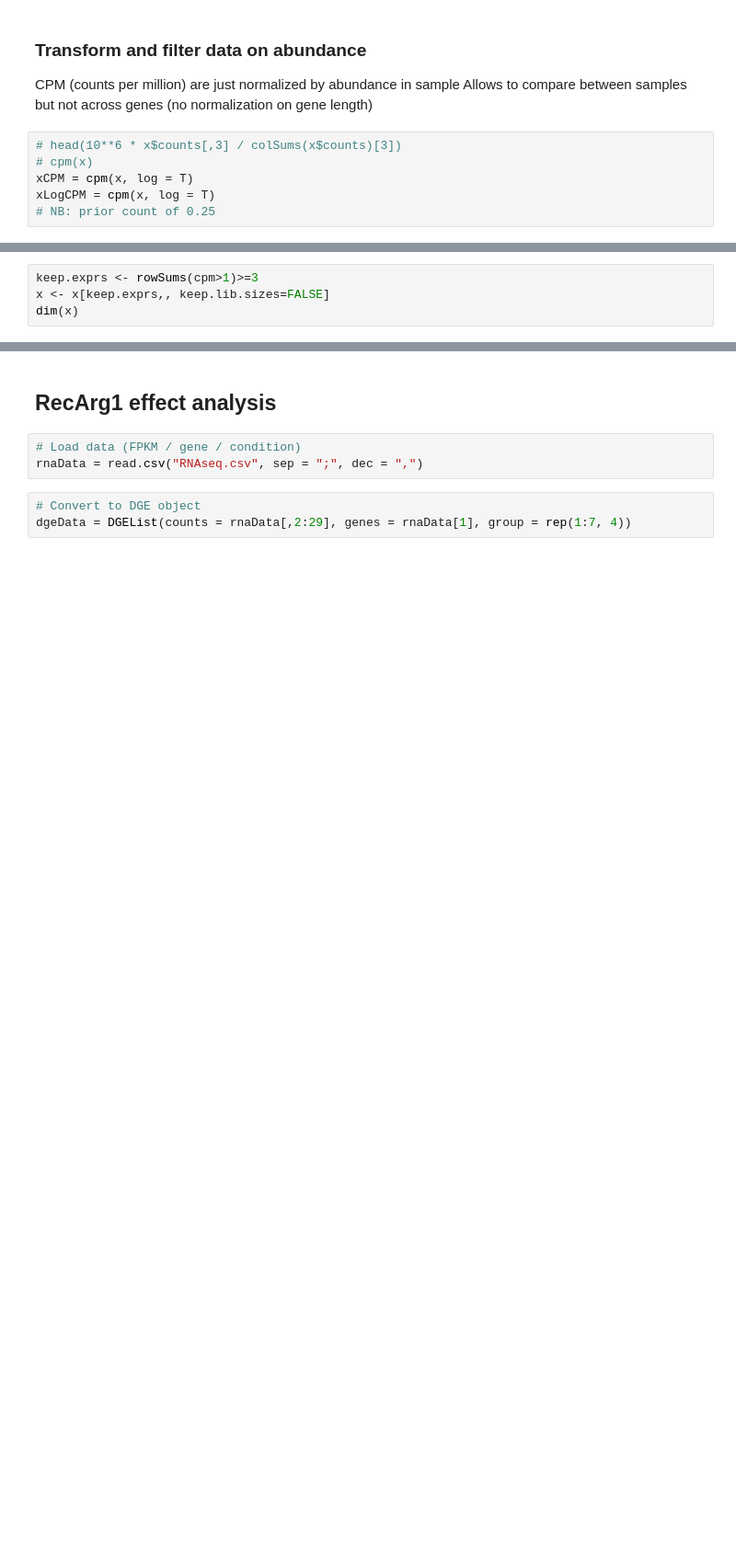
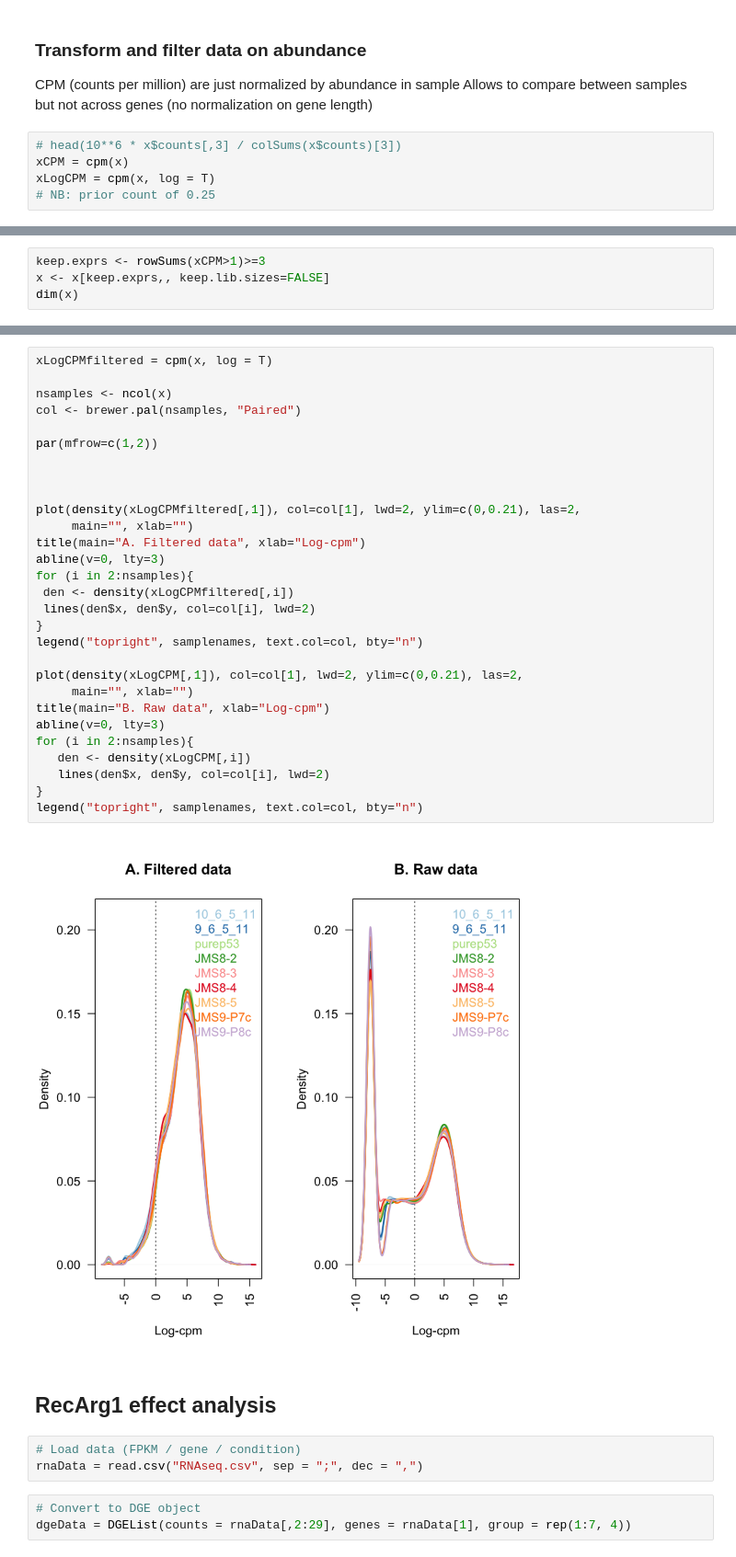
Before and after one commit to lvulliard/Brunner2019, a Jupyter notebook: RNA-DiffEq.ipynb, the cells around one changed output, grey strips where cells are left out. Shown at 92% size. Saved outputs shown, nothing was run; the diff lists cells and outputs as text; blank space fills up the shorter version.

```diff
--- a/RNA-DiffEq.ipynb
+++ b/RNA-DiffEq.ipynb
@@ -69,8 +127,7 @@ CPM (counts per million) are just normalized by abundance in sample
 Allows to compare between samples but not across genes (no normalization on gene length)
 # %%
 # head(10**6 * x$counts[,3] / colSums(x$counts)[3])
-# cpm(x)
-xCPM = cpm(x, log = T)
+xCPM = cpm(x)
 xLogCPM = cpm(x, log = T)
 # NB: prior count of 0.25
 # %%
@@ -78,4 +138,4 @@ table(rowSums(x$counts==0)==9)
 # %%
-keep.exprs <- rowSums(cpm>1)>=3
+keep.exprs <- rowSums(xCPM>1)>=3
 x <- x[keep.exprs,, keep.lib.sizes=FALSE]
 dim(x)
@@ -82,3 +144,34 @@ dim(x)
+# %%
+xLogCPMfiltered = cpm(x, log = T)
+
+nsamples <- ncol(x)
+col <- brewer.pal(nsamples, "Paired")
+
+par(mfrow=c(1,2))
+
+
+
+plot(density(xLogCPMfiltered[,1]), col=col[1], lwd=2, ylim=c(0,0.21), las=2,
+     main="", xlab="")
+title(main="A. Filtered data", xlab="Log-cpm")
+abline(v=0, lty=3)
+for (i in 2:nsamples){
+ den <- density(xLogCPMfiltered[,i])
+ lines(den$x, den$y, col=col[i], lwd=2)
+}
+legend("topright", samplenames, text.col=col, bty="n")
+
+plot(density(xLogCPM[,1]), col=col[1], lwd=2, ylim=c(0,0.21), las=2,
+     main="", xlab="")
+title(main="B. Raw data", xlab="Log-cpm")
+abline(v=0, lty=3)
+for (i in 2:nsamples){
+   den <- density(xLogCPM[,i])
+   lines(den$x, den$y, col=col[i], lwd=2)
+}
+legend("topright", samplenames, text.col=col, bty="n")
+# %% [output]
+[figure, added]
 # %% [markdown]
 ## RecArg1 effect analysis
 # %%
```
Also changed, not shown: parts of 19 cells of this notebook.
